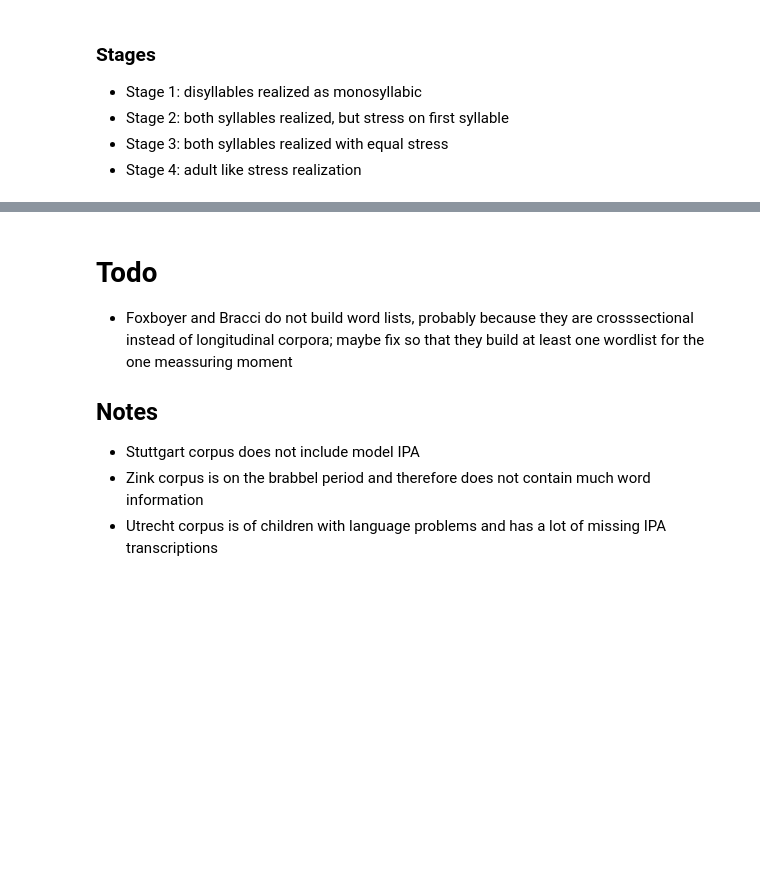
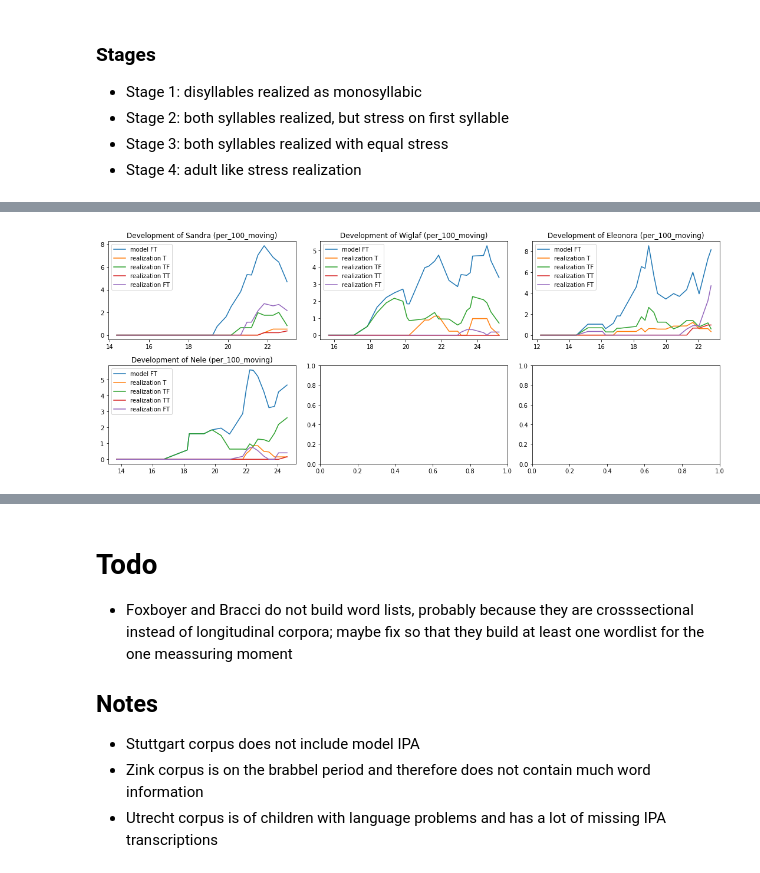
Before and after one commit to NienkeWessel/ThesisLinguistics, a Jupyter notebook: ProcessData.ipynb, the cells around one changed output, grey strips where cells are left out. Cells and saved outputs as stored; diff of their text form; code cells hidden in the pictures; blank space fills up the shorter version.

```diff
--- a/ProcessData.ipynb
+++ b/ProcessData.ipynb
@@ -1053,0 +1150,25 @@ child_test.plot_count_patterns(counts, mode='per_100_moving')
+# %%
+def loop_through_children(children_names):
+    # Basic invariants; later on add patterns as argument
+    iamb_bisyl_phases = ['T', 'TF', 'TT', 'FT']
+    patterns = {'FT': iamb_bisyl_phases}
+    types = ['absolute', 'relative', 'moving_average', 'per_100', 'per_100_moving']
+
+    # Create graph stuff
+    plot_height = 3*int(math.ceil(len(children_names)/3))
+    fig, axs = plt.subplots(int(math.ceil(len(children_names)/3)), 3, figsize=(15,plot_height))
+    axs = axs.ravel()
+
+    for i, child_name in enumerate(children_names):
+        child_test = build_wordlists_for_child(child_name, df)
+        child_test.build_complete_wordlists(df)
+        counts = calc_phase_dev(child_test, patterns)
+
+        axs[i] = child_test.plot_count_patterns(counts, mode='per_100_moving', ax=axs[i])
+
+    fig.tight_layout()
+    fig.show()
+
+loop_through_children(children_names_file[corpus_name])
+# %% [output]
+[figure, added]
```
Also changed, not shown: parts of 13 cells of this notebook.
